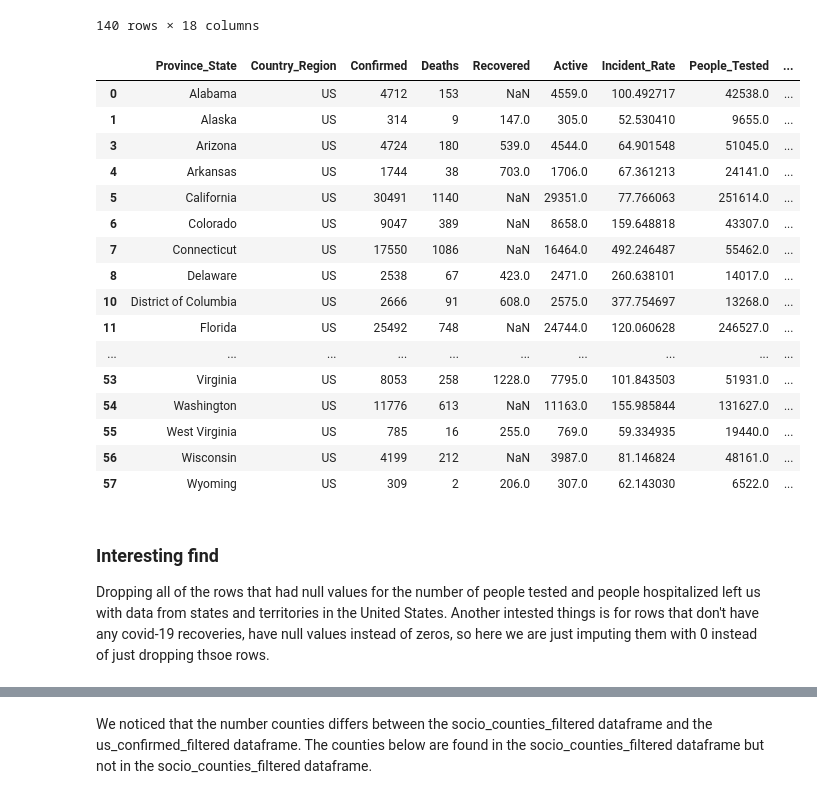
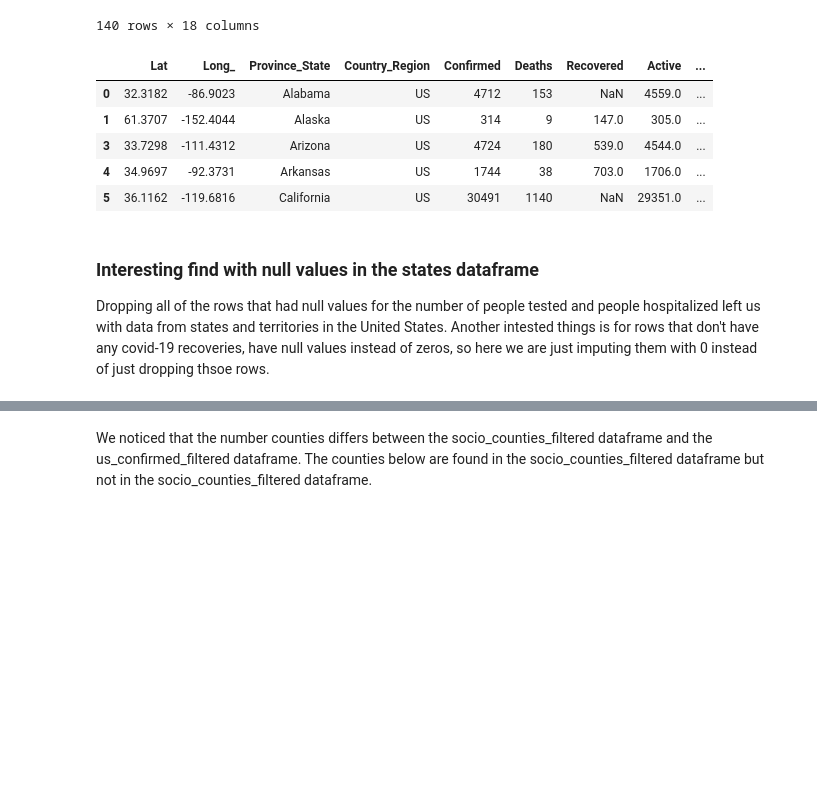
Before and after one commit to Divineechidume/final_DS100_project, a Jupyter notebook: CS 100 Final Project.ipynb, the cells around one changed output, grey strips where cells are left out. Cells and saved outputs as stored; diff of their text form; code cells hidden in the pictures; blank space fills up the shorter version.

```diff
--- a/CS 100 Final Project.ipynb
+++ b/CS 100 Final Project.ipynb
@@ -147,36 +171,25 @@ states
 | 139 | Grand Princess | Canada | NaN | NaN | NaN | 13 | 0 | 0.0 | 13.0 | ... |
 140 rows × 18 columns
 # %%
-states_covid = states[['Province_State', 'Country_Region',
+states_covid = states[['Lat', 'Long_', 'Province_State', 'Country_Region',
        'Confirmed', 'Deaths', 'Recovered', 'Active', 'Incident_Rate',
        'People_Tested', 'People_Hospitalized', 'Mortality_Rate', 'UID', 'ISO3',
        'Testing_Rate', 'Hospitalization_Rate']]
 
 
 states_covid_filtered = states_covid[states_covid['Country_Region'] == 'US']
 states_covid_filtered = states_covid_filtered[states_covid_filtered.People_Tested.notnull() &
                                               states_covid_filtered.People_Hospitalized.notnull()]
-states_covid_filtered
+states_covid_filtered.head(5)
 # %% [output]
-|  | Province_State | Country_Region | Confirmed | Deaths | Recovered | Active | Incident_Rate | People_Tested | ... |
-| 0 | Alabama | US | 4712 | 153 | NaN | 4559.0 | 100.492717 | 42538.0 | ... |
-| 1 | Alaska | US | 314 | 9 | 147.0 | 305.0 | 52.530410 | 9655.0 | ... |
-| 3 | Arizona | US | 4724 | 180 | 539.0 | 4544.0 | 64.901548 | 51045.0 | ... |
-| 4 | Arkansas | US | 1744 | 38 | 703.0 | 1706.0 | 67.361213 | 24141.0 | ... |
-| 5 | California | US | 30491 | 1140 | NaN | 29351.0 | 77.766063 | 251614.0 | ... |
-| 6 | Colorado | US | 9047 | 389 | NaN | 8658.0 | 159.648818 | 43307.0 | ... |
-| 7 | Connecticut | US | 17550 | 1086 | NaN | 16464.0 | 492.246487 | 55462.0 | ... |
-| 8 | Delaware | US | 2538 | 67 | 423.0 | 2471.0 | 260.638101 | 14017.0 | ... |
-| 10 | District of Columbia | US | 2666 | 91 | 608.0 | 2575.0 | 377.754697 | 13268.0 | ... |
-| 11 | Florida | US | 25492 | 748 | NaN | 24744.0 | 120.060628 | 246527.0 | ... |
-| ... | ... | ... | ... | ... | ... | ... | ... | ... | ... |
-| 53 | Virginia | US | 8053 | 258 | 1228.0 | 7795.0 | 101.843503 | 51931.0 | ... |
-| 54 | Washington | US | 11776 | 613 | NaN | 11163.0 | 155.985844 | 131627.0 | ... |
-| 55 | West Virginia | US | 785 | 16 | 255.0 | 769.0 | 59.334935 | 19440.0 | ... |
-| 56 | Wisconsin | US | 4199 | 212 | NaN | 3987.0 | 81.146824 | 48161.0 | ... |
-| 57 | Wyoming | US | 309 | 2 | 206.0 | 307.0 | 62.143030 | 6522.0 | ... |
+|  | Lat | Long_ | Province_State | Country_Region | Confirmed | Deaths | Recovered | Active | ... |
+| 0 | 32.3182 | -86.9023 | Alabama | US | 4712 | 153 | NaN | 4559.0 | ... |
+| 1 | 61.3707 | -152.4044 | Alaska | US | 314 | 9 | 147.0 | 305.0 | ... |
+| 3 | 33.7298 | -111.4312 | Arizona | US | 4724 | 180 | 539.0 | 4544.0 | ... |
+| 4 | 34.9697 | -92.3731 | Arkansas | US | 1744 | 38 | 703.0 | 1706.0 | ... |
+| 5 | 36.1162 | -119.6816 | California | US | 30491 | 1140 | NaN | 29351.0 | ... |
 # %% [markdown]
-### Interesting find
+### Interesting find with null values in the states dataframe
 Dropping all of the rows that had null values for the number of people tested and people hospitalized left us with data from states and territories in the United States. Another intested things is for rows that don't have any covid-19 recoveries, have null values instead of zeros, so here we are just imputing them with 0 instead of just dropping thsoe rows.
 # %%
 states_covid_filtered.loc[:,'Recovered'] = states_covid_filtered['Recovered'].fillna(0)
```
Also changed, not shown: parts of 33 cells of this notebook.
